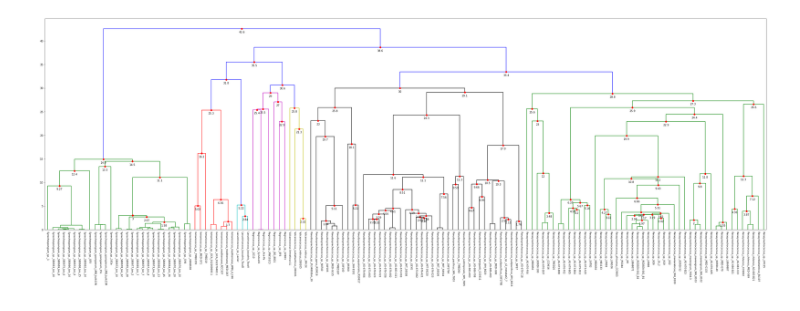
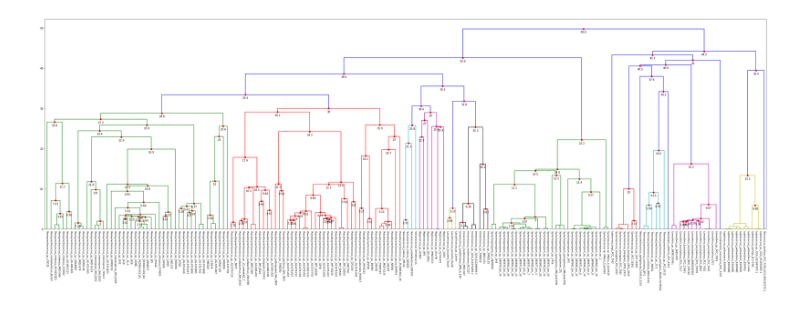
Before and after one commit to vinisalazar/SynechococcusGT, a Jupyter notebook: code/aai_dendrogram.ipynb, the cells around one changed output. Cells and saved outputs as stored; diff of their text form; code cells hidden in the pictures.

```diff
--- a/code/aai_dendrogram.ipynb
+++ b/code/aai_dendrogram.ipynb
@@ -93,10 +93,13 @@ plot_hclust(Z, columns, figsize=(50,15), save="../data/plots/aai/synechos_filter
 # %%
 Z, columns = hclust("../data/comparem/output/aai/aai_summary.tsv",
-                    metadata=metadata[(metadata['is_synecho']) & (metadata['quality_filter']) & (metadata['label'].apply(lambda s: any([i in s for i in [
+                    metadata=metadata[(metadata['is_synecho']) |
+                                      metadata['label'].apply(lambda s: any(i in s for i in ("SS2", "SS35", "SS52", "SS51", "CCMP1375"))) &
+                                      (metadata['quality_filter']) &
+                                      (metadata['label'].apply(lambda s: any([i in s for i in [
                         "Parasynechococcus", "Pseudosynechococcus", "Vulcanococcus", "Regnicoccus", "Lacustricoccus", "Inmanicoccus", "Synechospongium"]])))])
-plot_hclust(Z, columns, figsize=(50,15), save="../data/plots/aai/aai_cyanobiaceae.png")
+plot_hclust(Z, columns, figsize=(50,15), save="../data/plots/aai/aai_cyanobiaceae_and_prochlorococcus.png")
 # %% [output]
-[figure, old version]
+[figure, new version]
 # %%
 Z, columns = hclust("../data/comparem/output/aai/aai_summary.tsv",
                     metadata=metadata[(metadata['is_synecho']) & (metadata['quality_filter']) & ~(metadata['label'].apply(lambda s: any([i in s for i in [
```
Also changed, not shown: parts of 3 cells of this notebook, 3 other files.
